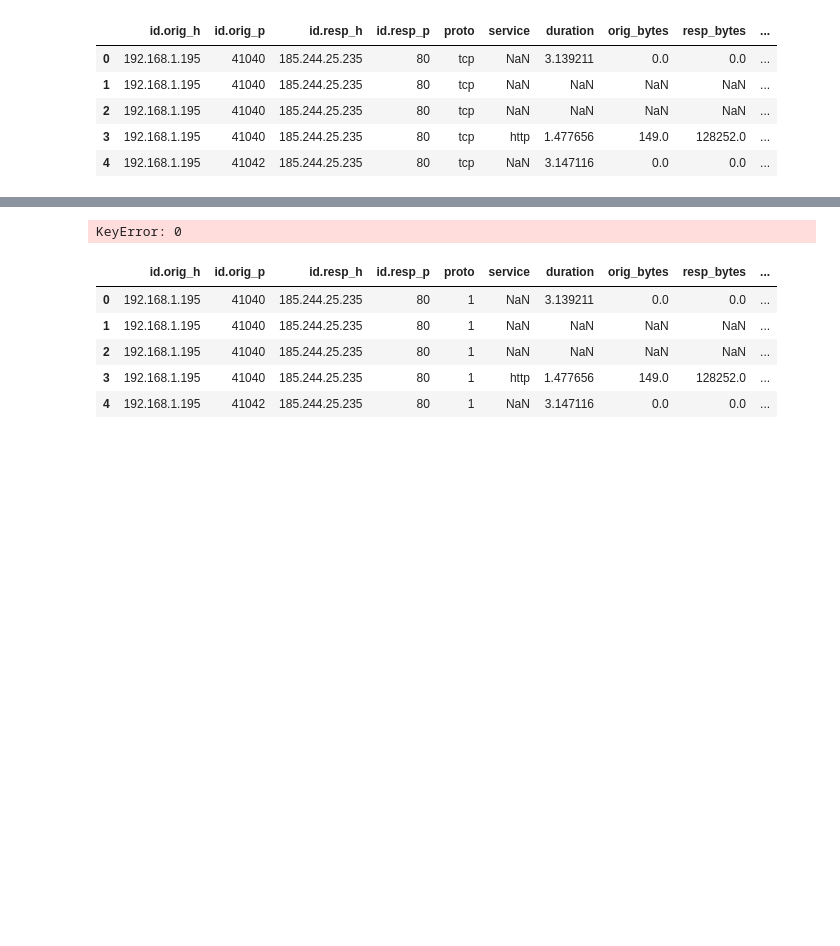
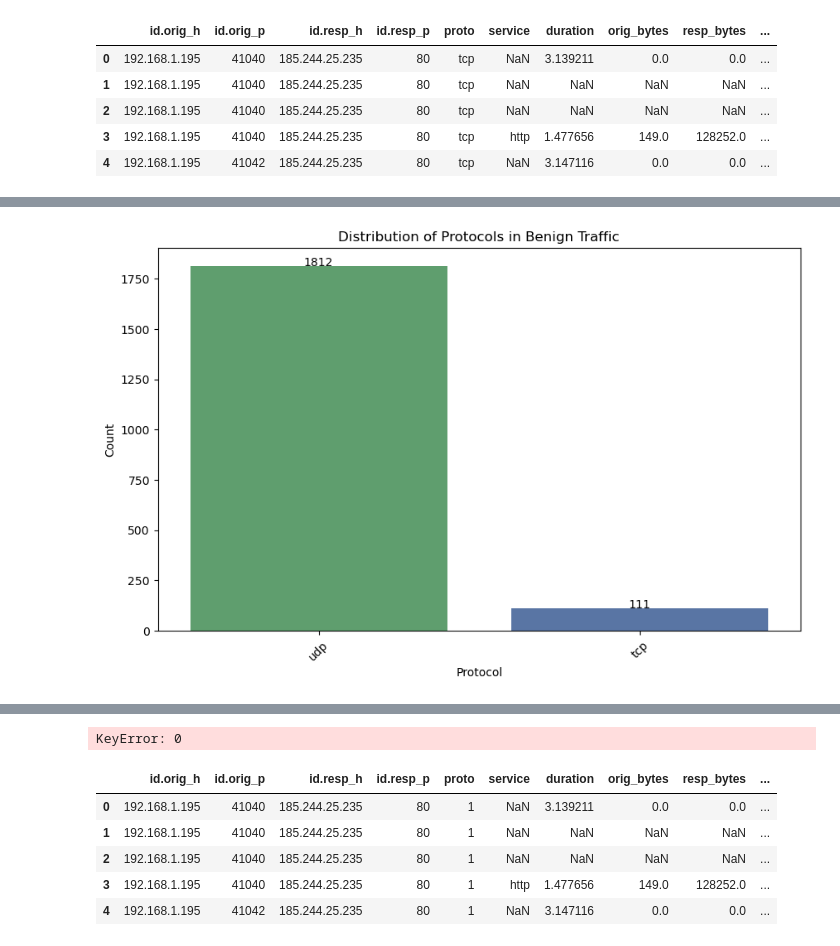
Before and after one commit to sdave777/Internet-of-Things_IDS_Data, a Jupyter notebook: Scratch.ipynb, the cells around one changed output, grey strips where cells are left out. Cells and saved outputs as stored; diff of their text form; code cells hidden in the pictures; blank space fills up the shorter version.

```diff
--- a/Scratch.ipynb
+++ b/Scratch.ipynb
@@ -16,0 +28,4 @@ data.head()
+# %%
+benign_data = data[data['label'] == 'Benign']
+
+benign_data.head()
@@ -16,0 +46,19 @@ data.head()
+# %%
+proto_counts = benign_data['proto'].value_counts().reset_index()
+proto_counts.columns = ['proto', 'count']
+
+custom_colors = ['#55a868', '#4c72b0']
+
+plt.figure(figsize=(10, 6))
+ax = sns.barplot(data=proto_counts, x='proto', y='count', palette=custom_colors)
+plt.title('Distribution of Protocols in Benign Traffic')
+plt.xlabel('Protocol')
+plt.ylabel('Count')
+plt.xticks(rotation=45)
+
+for index, row in proto_counts.iterrows():
+    ax.text(row.name, row['count'], round(row['count'], 2), color='black', ha="center")
+
+plt.show()
+# %% [output]
+[figure, added]
```
Also changed, not shown: parts of 4 cells of this notebook, 3 other files.
